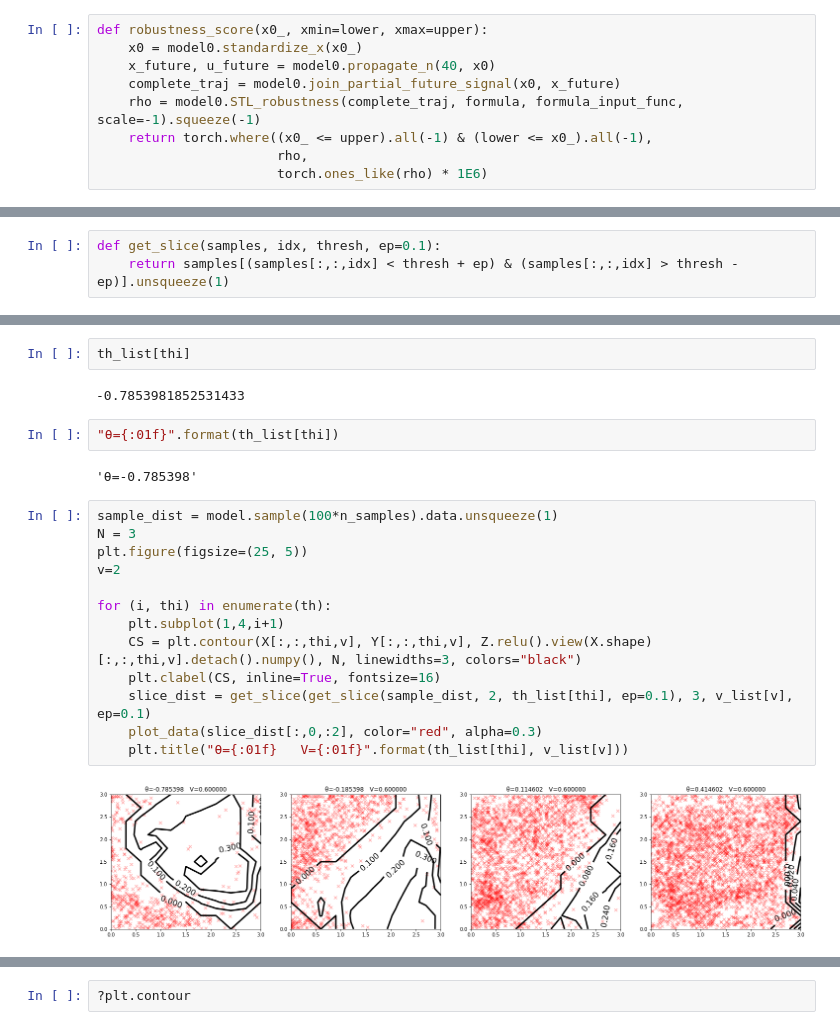
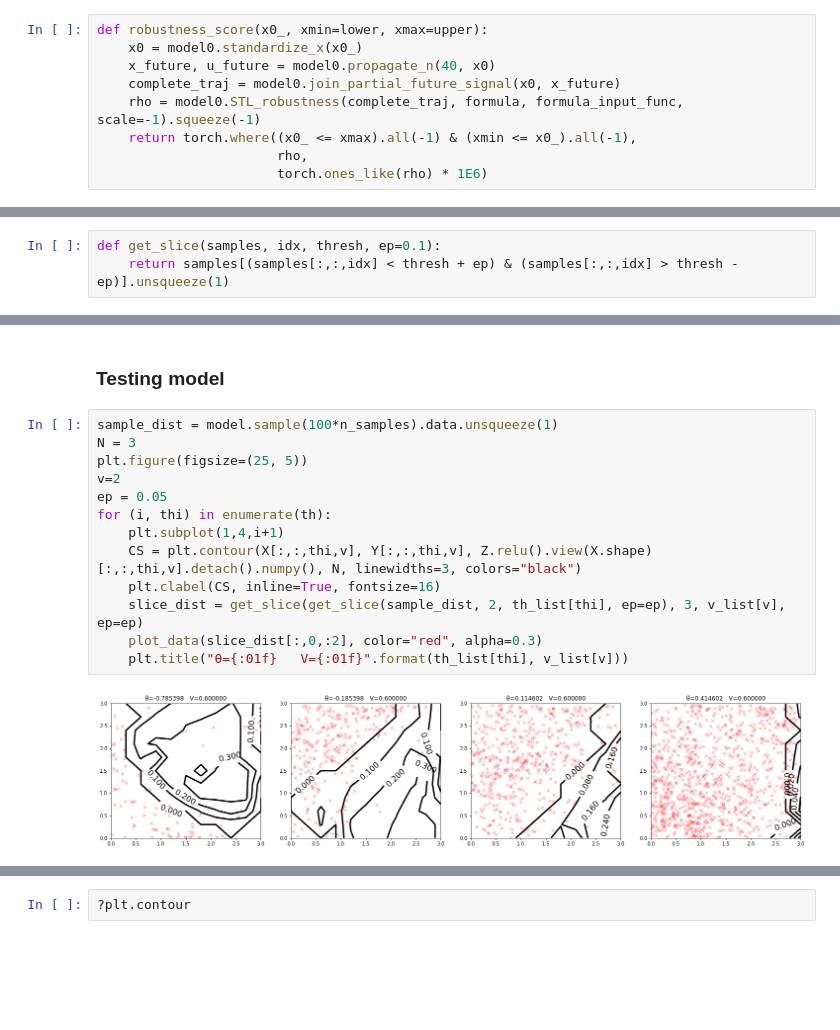
Before and after one commit to StanfordASL/stlcg_ctrl_syn, a Jupyter notebook: ctrl_syn/Cross Entropy Method.ipynb, the cells around one changed output, grey strips where cells are left out. Drawn from its saved outputs; the diff is of its cells as text; blank space fills up the shorter version.

```diff
--- a/ctrl_syn/Cross Entropy Method.ipynb
+++ b/ctrl_syn/Cross Entropy Method.ipynb
@@ -94,7 +96,7 @@ def robustness_score(x0_, xmin=lower, xmax=upper):
     x_future, u_future = model0.propagate_n(40, x0)
     complete_traj = model0.join_partial_future_signal(x0, x_future)
     rho = model0.STL_robustness(complete_traj, formula, formula_input_func, scale=-1).squeeze(-1)
-    return torch.where((x0_ <= upper).all(-1) & (lower <= x0_).all(-1),
+    return torch.where((x0_ <= xmax).all(-1) & (xmin <= x0_).all(-1),
                        rho,
                        torch.ones_like(rho) * 1E6)
 # %%
@@ -236,23 +232,17 @@ for _ in range(10):
-# %%
-th_list[thi]
-# %% [output]
--0.7853981852531433
-# %%
-"θ={:01f}".format(th_list[thi])
-# %% [output]
-'θ=-0.785398'
+# %% [markdown]
+### Testing model
 # %%
 sample_dist = model.sample(100*n_samples).data.unsqueeze(1)
 N = 3
 plt.figure(figsize=(25, 5))
 v=2
-
+ep = 0.05
 for (i, thi) in enumerate(th):
     plt.subplot(1,4,i+1)
     CS = plt.contour(X[:,:,thi,v], Y[:,:,thi,v], Z.relu().view(X.shape)[:,:,thi,v].detach().numpy(), N, linewidths=3, colors="black")
     plt.clabel(CS, inline=True, fontsize=16)
-    slice_dist = get_slice(get_slice(sample_dist, 2, th_list[thi], ep=0.1), 3, v_list[v], ep=0.1)
+    slice_dist = get_slice(get_slice(sample_dist, 2, th_list[thi], ep=ep), 3, v_list[v], ep=ep)
     plot_data(slice_dist[:,0,:2], color="red", alpha=0.3)
     plt.title("θ={:01f}   V={:01f}".format(th_list[thi], v_list[v]))
 # %% [output]
-[figure, old version]
+[figure, new version]
```
Also changed, not shown: parts of 6 cells of this notebook, 5 other files.
